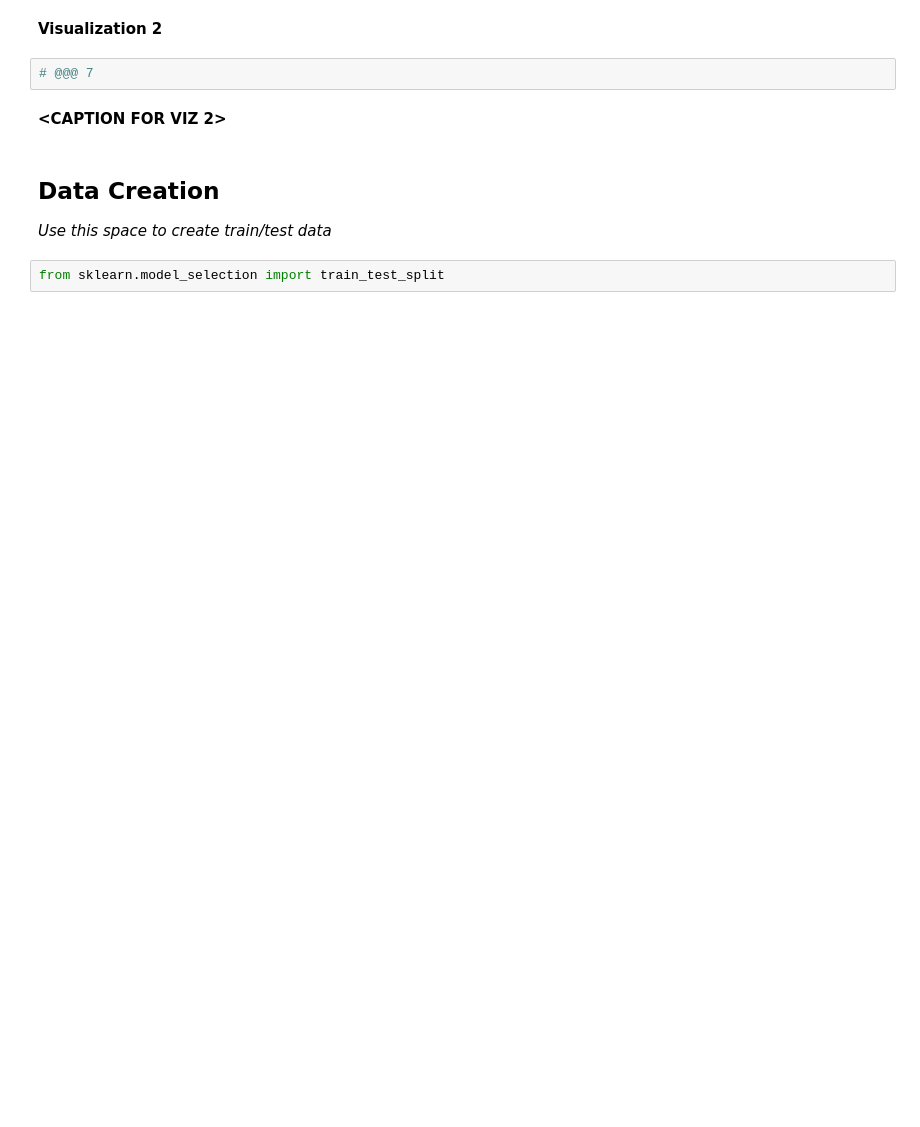
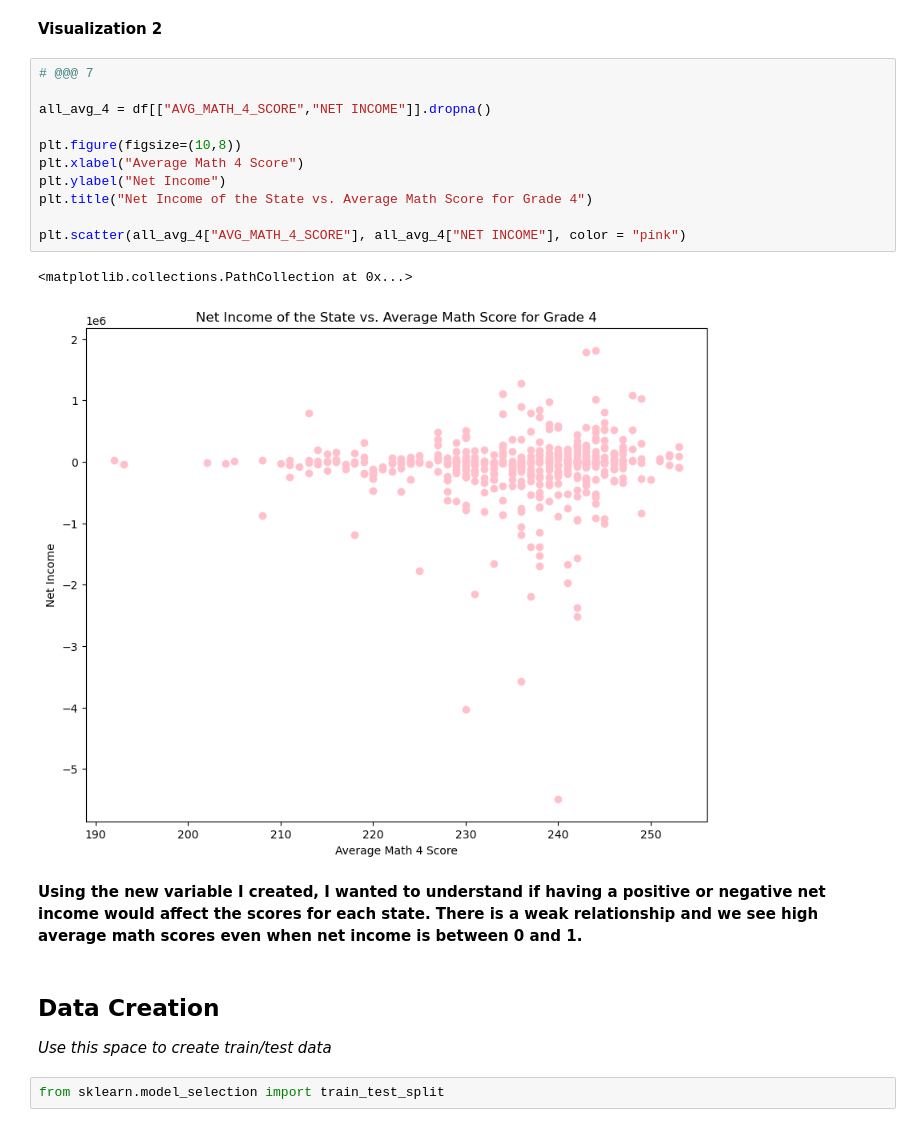
Before and after one commit to kellyynguyen/MDST-Tutorial, a Jupyter notebook: tutorial1/checkpoint1.ipynb, the cells around one changed output. Cells and saved outputs as stored; diff of their text form; blank space fills up the shorter version.

```diff
--- a/tutorial1/checkpoint1.ipynb
+++ b/tutorial1/checkpoint1.ipynb
@@ -84,9 +202,21 @@ Investigate the relationship between your chosen response variable and at least
 # %% [markdown]
 **Visualization 2**
-# %%
-# @@@ 7
-# %% [markdown]
-**<CAPTION FOR VIZ 2>**
+# %%
+# @@@ 7
+
+all_avg_4 = df[["AVG_MATH_4_SCORE","NET INCOME"]].dropna()
+
+plt.figure(figsize=(10,8))
+plt.xlabel("Average Math 4 Score")
+plt.ylabel("Net Income")
+plt.title("Net Income of the State vs. Average Math Score for Grade 4")
+
+plt.scatter(all_avg_4["AVG_MATH_4_SCORE"], all_avg_4["NET INCOME"], color = "pink")
+# %% [output]
+<matplotlib.collections.PathCollection at 0x...>
+[figure, added]
+# %% [markdown]
+**Using the new variable I created, I wanted to understand if having a positive or negative net income would affect the scores for each state. There is a weak relationship and we see high average math scores even when net income is between 0 and 1.**
 # %% [markdown]
 <h2> Data Creation </h2>
 
```
Also changed, not shown: parts of 33 cells of this notebook, 1 other file.
